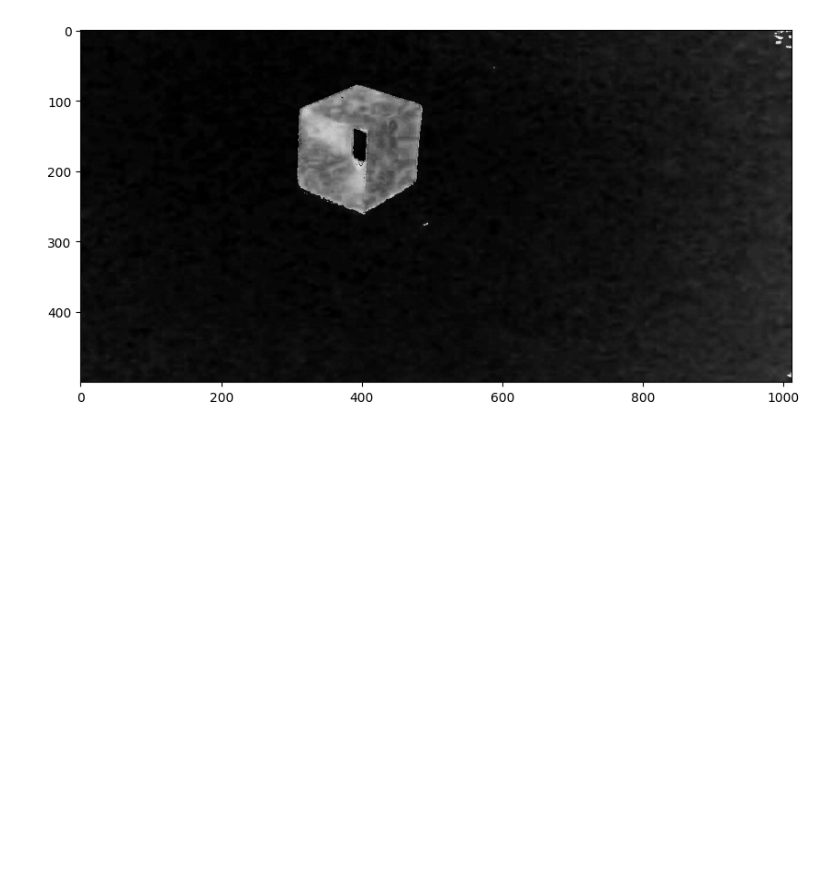
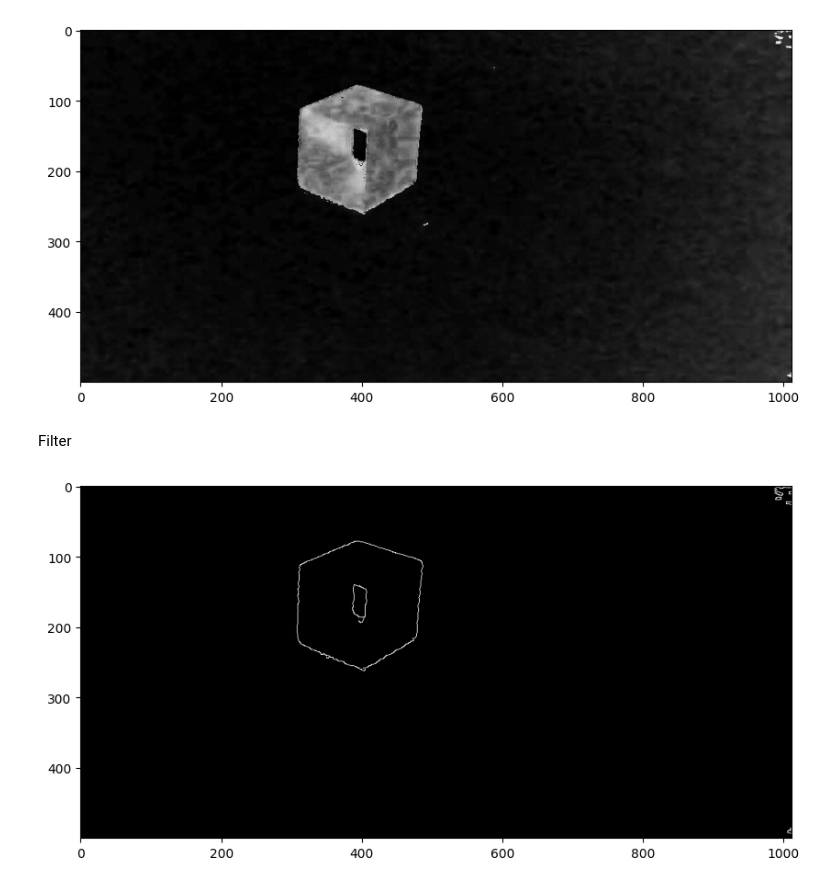
Before and after one commit to 97hackbrian/Seeker_ComputerVision, a Jupyter notebook: notebooks/data_acquisition.ipynb, the cells around one changed output. Saved outputs shown, nothing was run; the diff lists cells and outputs as text; code cells hidden in the pictures; blank space fills up the shorter version.

Commit message:
findContours

```diff
--- a/notebooks/data_acquisition.ipynb
+++ b/notebooks/data_acquisition.ipynb
@@ -192,3 +192,28 @@ plt.imshow(imagen_gris, cmap="gray")
 plt.show()
 # %% [output]
 [figure]
+# %% [markdown]
+Filter
+# %%
+def Cannycontours(imagen,u1,u2,b1,b2):
+        img = cv2.GaussianBlur(imagen,(b1,b2),0)
+        Canny = cv2.Canny(img, u1, u2)
+        return Canny
+
+def apply_dilation(imagen,threshold_value, dilation_iterations):
+        kernel = np.ones((2, 2), np.uint8)
+        dilation = cv2.dilate(imagen, kernel, iterations=dilation_iterations)
+        return dilation
+
+def draw(imagen,imagenOR):
+        contours, _ = cv2.findContours(imagen, cv2.RETR_LIST, cv2.CHAIN_APPROX_SIMPLE)
+        cv2.drawContours(imagenOR, contours, 3, (0, 0, 255), -1)
+        return imagenOR
+# %%
+ImagenCanny=Cannycontours(imagen_gris,230,60,5,5)
+
+plt.figure(figsize=(10, 7))
+plt.imshow(ImagenCanny, cmap="gray")
+plt.show()
+# %% [output]
+[figure, added]
```
Also changed, not shown: parts of 2 cells of this notebook.
